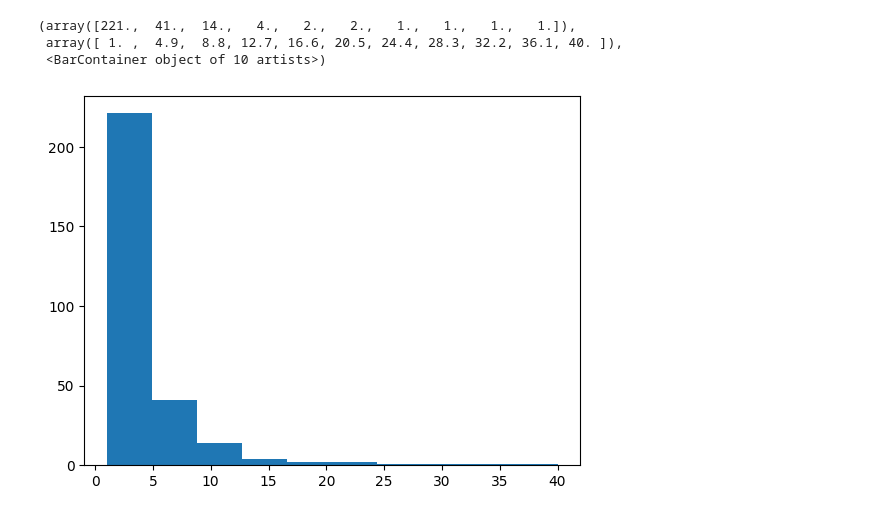
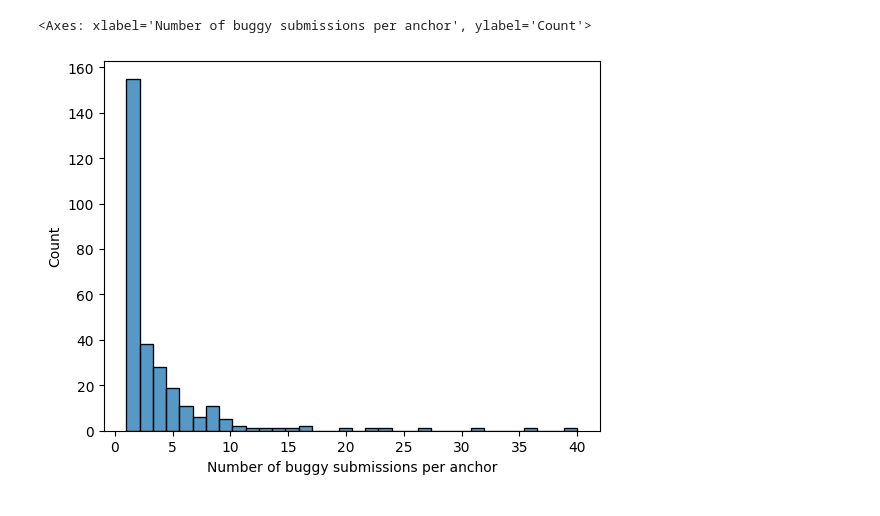
Before and after one commit to Arkin1/CanLLMFixSubmissions, a Jupyter notebook: analysis.ipynb, the cells around one changed output. Drawn from its saved outputs; the diff is of its cells as text; code cells hidden in the pictures.

```diff
--- a/analysis.ipynb
+++ b/analysis.ipynb
@@ -1,10 +1,11 @@
 # %%
 import pandas as pd
 from main import load_dataset
-import matplotlib.pyplot as plt
+import seaborn as sns
 
 df_all, pm = load_dataset("data/dataset.csv",
                       "data/codeforces/generated_tests",
-                      "data/codeforces/data")
+                      "data/codeforces/data",
+                      code_mod_ratio_threshold=1)
 df_buggy = df_all[df_all["AcceptedAnchor"] != -1]
 # %%
@@ -18,8 +21,6 @@ plt.barh(df_all["verdict"].value_counts().index,
 # %%
-x = df_buggy.groupby('AcceptedAnchor')['problem_id'].count()
-plt.hist(x)
+x = df_buggy.groupby('AcceptedAnchor').size().reset_index(name='Number of buggy submissions per anchor')
+sns.histplot(x['Number of buggy submissions per anchor'])
 # %% [output]
-(array([221.,  41.,  14.,   4.,   2.,   2.,   1.,   1.,   1.,   1.]),
- array([ 1. ,  4.9,  8.8, 12.7, 16.6, 20.5, 24.4, 28.3, 32.2, 36.1, 40. ]),
- <BarContainer object of 10 artists>)
+<Axes: xlabel='Number of buggy submissions per anchor', ylabel='Count'>
-[figure, old version]
+[figure, new version]
```
Also changed, not shown: parts of 6 cells of this notebook, 5 other files.
